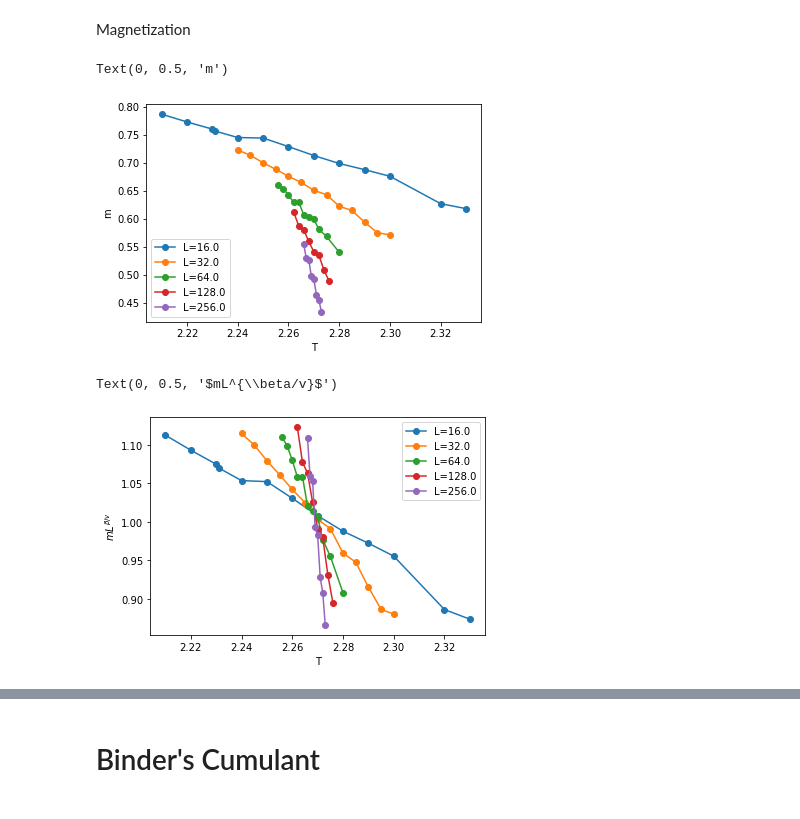
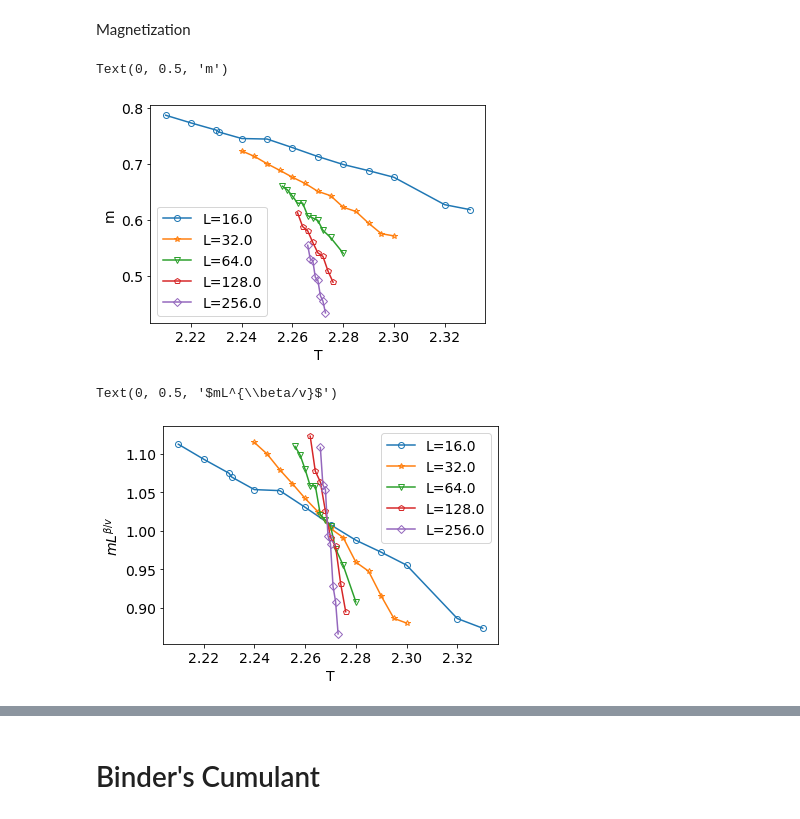
Before and after one commit to klashenriksson/MCSim_CPF, a Jupyter notebook: analysis/lab2/result_analyzer.ipynb, the cells around one changed output, grey strips where cells are left out. Cells and saved outputs as stored; diff of their text form; code cells hidden in the pictures.

```diff
--- a/analysis/lab2/result_analyzer.ipynb
+++ b/analysis/lab2/result_analyzer.ipynb
@@ -6,6 +6,10 @@ import numpy as np
 import os
 
 Tc = 2.26926
+line_symbols = ["-o", "-*", "-v", "-p", "-D"]
+marker_symbols = ["o", "*", "v", "p", "D"]
+# %%
+plt.rcParams.update({'font.size':14})
 # %% [markdown]
 Magnetization
 # %%
@@ -47,36 +51,36 @@ for file in os.listdir("data_summary"):
 df = pd.concat(dfs, ignore_index=True)
 # %%
 # m vs T
-fig, ax = plt.subplots(1,1)
-for df in dfs:
+fig, ax = plt.subplots()
+for df, line_sym in zip(dfs, line_symbols):
     m = df["m"]
     L = df["L"].iloc[0]
     T = df["T"]
 
-    ax.plot(T, m, '-o', label=f"L={L}")
+    ax.plot(T, m, line_sym, label=f"L={L}", fillstyle="none")
 ax.legend()
 ax.set_xlabel("T")
 ax.set_ylabel("m")
 # %% [output]
 Text(0, 0.5, 'm')
-[figure, old version]
+[figure, new version]
 # %%
 # mL^{beta/v} vs T
 beta = 1.0/8.0
 v = 1
 fig, ax = plt.subplots(1,1)
-for df in dfs:
+for df, line_sym in zip(dfs, line_symbols):
     m = df["m"]
     L = df["L"]
     T = df["T"]
 
-    ax.plot(T, m*np.power(L, beta/v), '-o', label=f"L={L.iloc[0]}")
+    ax.plot(T, m*np.power(L, beta/v), line_sym, label=f"L={L.iloc[0]}", fillstyle="none")
 ax.legend()
 ax.set_xlabel("T")
 ax.set_ylabel(r"$mL^{\beta/v}$")
 # %% [output]
 Text(0, 0.5, '$mL^{\\beta/v}$')
-[figure, old version]
+[figure, new version]
 # %%
 # mL^beta/v vs tL^1/v
 fig, ax = plt.subplots(1,1)
```
Also changed, not shown: parts of 11 cells of this notebook.
